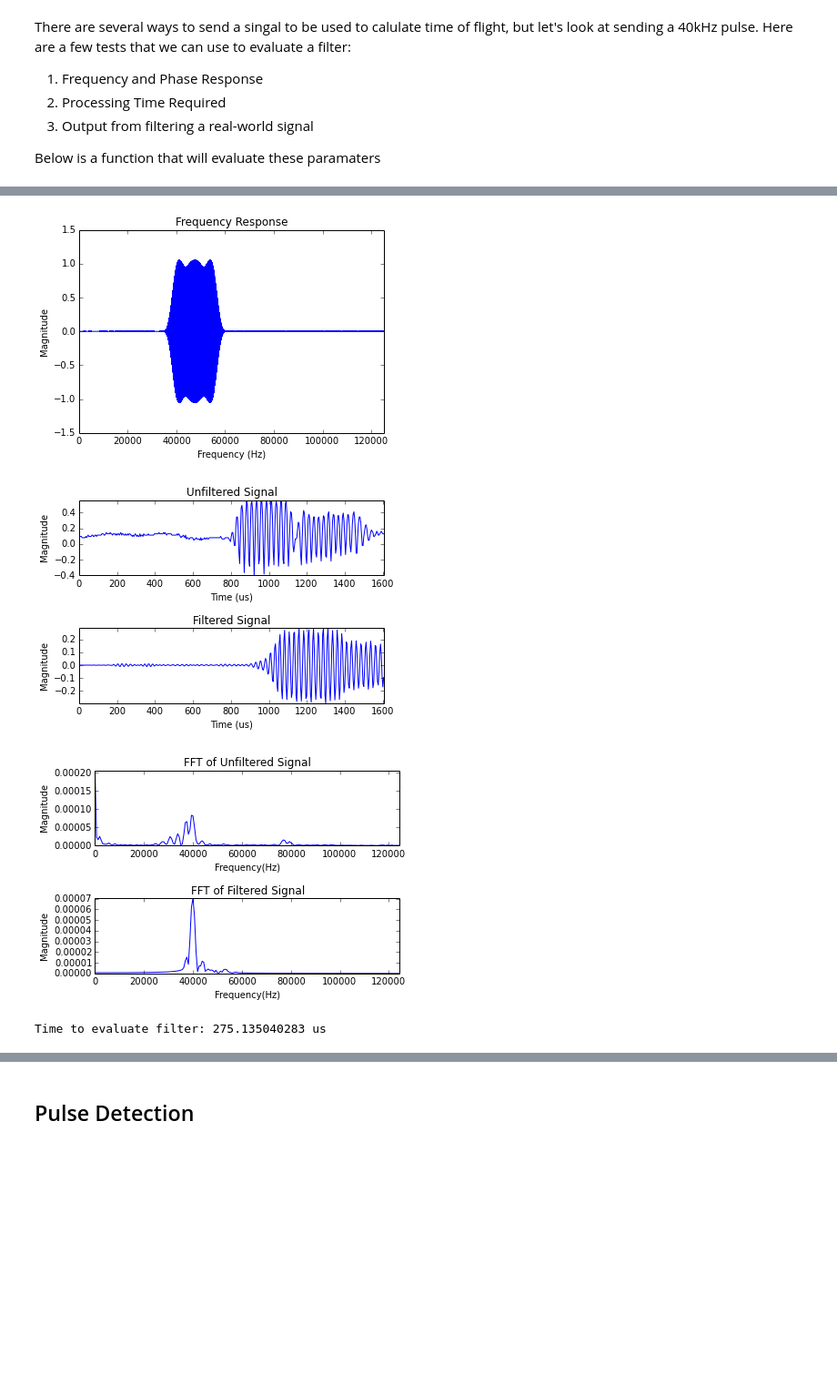
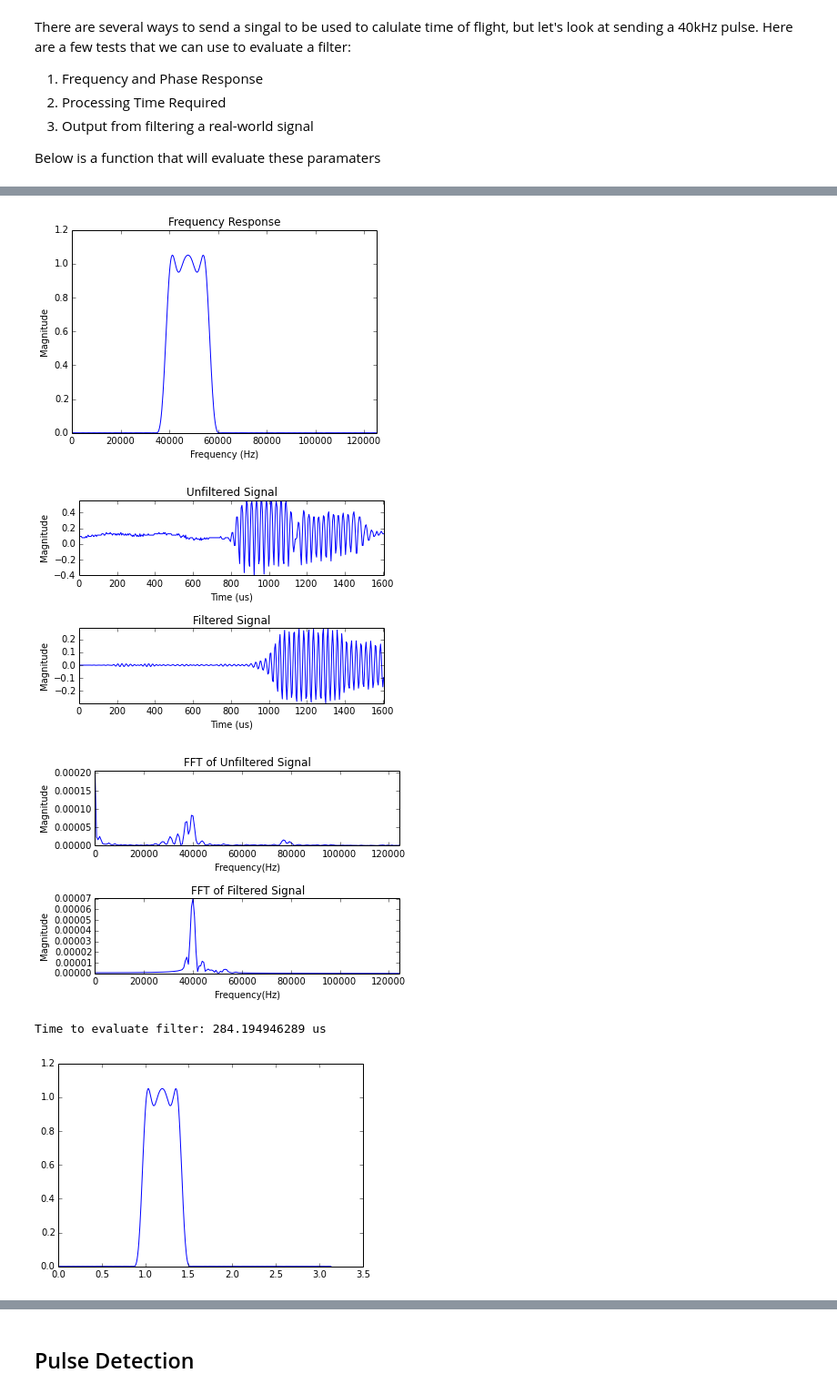
Before and after one commit to jtrezzo/acoustic-location-system, a Jupyter notebook: Software/PythonPrograms/dsp_analysis.ipynb, the cells around one changed output, grey strips where cells are left out. Shown: that part at 91% size. Cells and saved outputs as stored; diff of their text form; code cells hidden in the pictures; blank space fills up the shorter version.

Commit message:
Changed method to plot freq response to freqz instead of chirp

```diff
--- a/Software/PythonPrograms/dsp_analysis.ipynb
+++ b/Software/PythonPrograms/dsp_analysis.ipynb
@@ -31,23 +31,11 @@ def evaluate(num, den=[1], fs = 250000):
     Plots frequency response, evaluates an example signal, plotting the input vs output
     in the time domain, the FFT of the input and output, and prints the evaluation time.
     """
-    # Generate a chirp signal
-    f0 = 00000.0 # Start Frequency in Hz
-    t1 = 1.0 # End time
-    f1 = fs/2.0 # End frequency in Hz
-
-    ts = 1.0/fs # time between samples
-    t = np.arange(0, t1, ts)
-    chirp = signal.chirp(t, f0, t1, f1)
-    y = signal.lfilter(num, den, chirp)
-    # Commented out code only good for FIR
-    #y_raw = np.convolve(h, chirp)
-    #y = y_raw[len(h)/2:len(chirp)+len(h)/2] # remove extra points gained from convolve
-    f = np.arange(0, f1, f1/len(chirp)) # Time can be correlated with freq because this is a chirp
 
     # Plot Frequency Response
-    plt.figure(1)
-    plt.plot(f, y)
+    w, h = signal.freqz(num, den)
+    t = np.linspace(0, fs/2, len(w))
+    plt.plot(t, np.absolute(h))
     plt.title("Frequency Response")
     plt.xlabel("Frequency (Hz)")
     plt.ylabel("Magnitude")
@@ -112,7 +100,11 @@ h = [0.000889391454733145, 0.000808236768945616, -0.000910333473145078, -0.00189
 evaluate(h)
+w, h = signal.freqz(h)
+plt.plot(w, np.absolute(h))
+plt.show()
 # %% [output]
-[figure, old version]
+[figure, new version]
 [figure]
 [figure]
-Time to evaluate filter: 275.135040283 us
+Time to evaluate filter: 284.194946289 us
+[figure, added]
 # %% [markdown]
```
Also changed, not shown: parts of 11 cells of this notebook.
